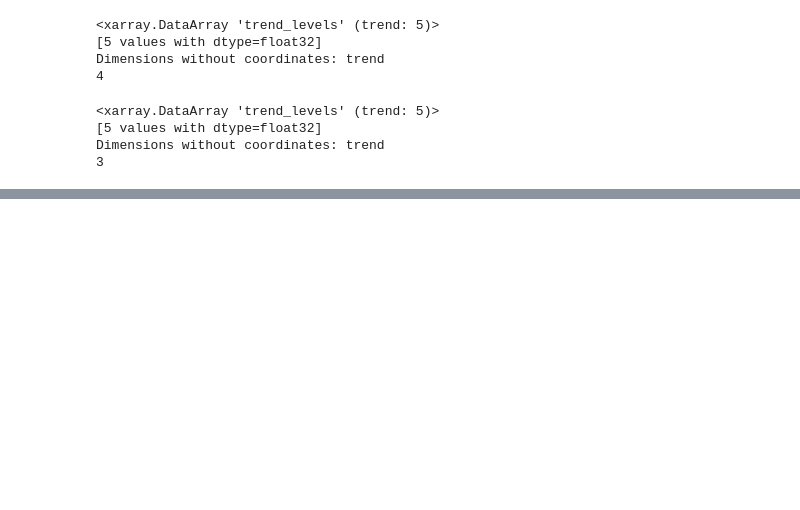
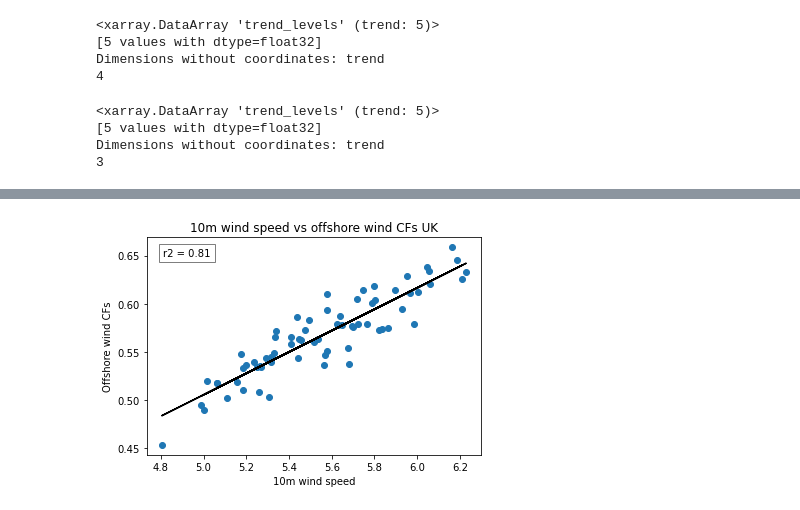
Before and after one commit to benhutchmet/unseen_multi_year, a Jupyter notebook: testing_clearheads_dnw.ipynb, the cells around one changed output, grey strips where cells are left out. Cells and saved outputs as stored; diff of their text form; code cells hidden in the pictures; blank space fills up the shorter version.

```diff
--- a/testing_clearheads_dnw.ipynb
+++ b/testing_clearheads_dnw.ipynb
@@ -360,0 +482,42 @@ df_full.head()
+# %%
+def plot_scatter_with_fit(df, x_col, y_col, title, xlabel, ylabel):
+    # plot a scatter between x_col and y_col
+    plt.scatter(df[x_col], df[y_col])
+
+    plt.xlabel(xlabel)
+    plt.ylabel(ylabel)
+
+    # include a line of best fit
+    m, b = np.polyfit(df[x_col], df[y_col], 1)
+
+    plt.plot(df[x_col], m * df[x_col] + b, color="k")
+
+    # calculate the r2 value
+    r2 = np.corrcoef(df[x_col], df[y_col])[0, 1] ** 2
+
+    # text in the top left with r2
+    plt.text(
+        0.05,
+        0.95,
+        f"r2 = {r2:.2f}",
+        horizontalalignment="left",
+        verticalalignment="top",
+        transform=plt.gca().transAxes,
+        bbox=dict(facecolor="white", alpha=0.5),
+    )
+
+    # set the title
+    plt.title(title)
+
+    plt.show()
+# %%
+plot_scatter_with_fit(
+    df=df_full_daily_ONDJFM,
+    x_col="10m_wind_speed",
+    y_col="ofs_cfs",
+    title="10m wind speed vs offshore wind CFs UK",
+    xlabel="10m wind speed",
+    ylabel="Offshore wind CFs",
+)
+# %% [output]
+[figure, added]
```
Also changed, not shown: parts of 27 cells of this notebook, 1 other file.
